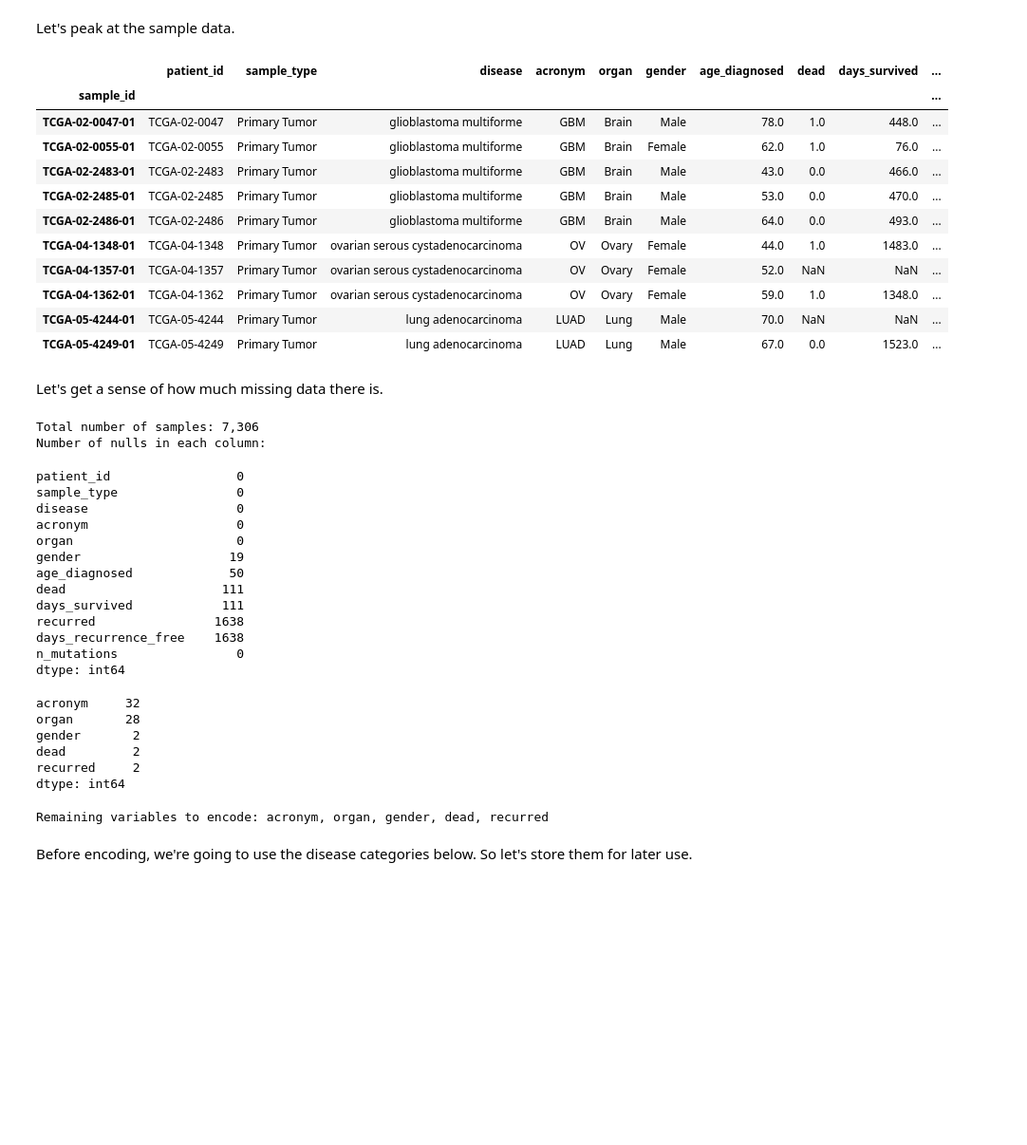
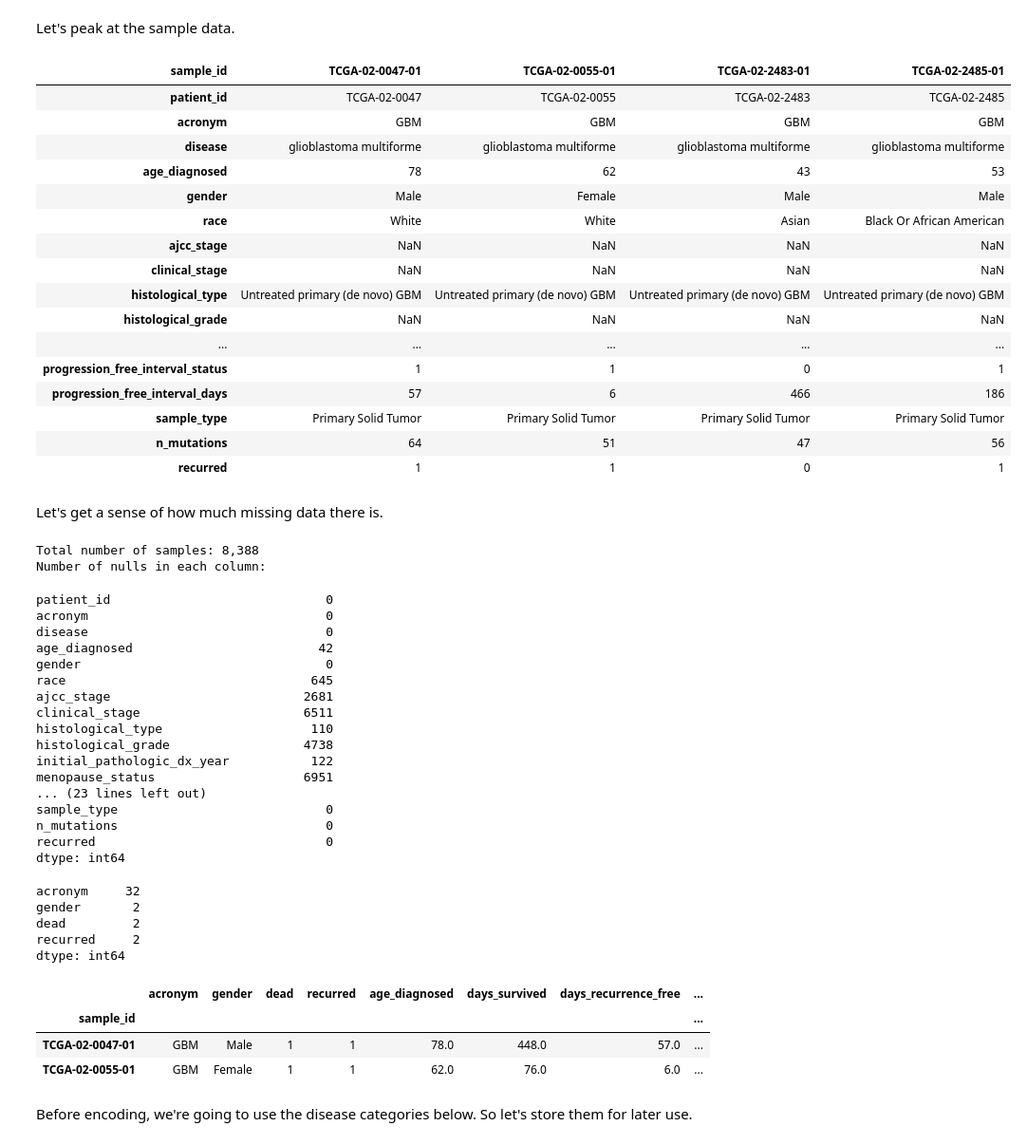
Before and after one commit to cognoma/cancer-data, a Jupyter notebook: 4.covariates.ipynb, the cells around one changed output. Shown: that part at 95% size. Saved outputs shown, nothing was run; the diff lists cells and outputs as text; code cells hidden in the pictures; blank space fills up the shorter version.

```diff
--- a/4.covariates.ipynb
+++ b/4.covariates.ipynb
@@ -12,21 +12,26 @@ Let's peak at the sample data.
 # %%
 path = os.path.join('data', 'samples.tsv')
 covariates_df = pd.read_table(path, index_col=0)
-covariates_df = covariates_df.rename(columns={'organ_of_origin': 'organ'})
-covariates_df.head(10)
+covariates_df['recurred'] = covariates_df.days_recurrence_free.notnull().astype(int)
+covariates_df.head(4).transpose()
 # %% [output]
-|  | patient_id | sample_type | disease | acronym | organ | gender | age_diagnosed | dead | days_survived | ... |
-| sample_id |  |  |  |  |  |  |  |  |  | ... |
-| TCGA-02-0047-01 | TCGA-02-0047 | Primary Tumor | glioblastoma multiforme | GBM | Brain | Male | 78.0 | 1.0 | 448.0 | ... |
-| TCGA-02-0055-01 | TCGA-02-0055 | Primary Tumor | glioblastoma multiforme | GBM | Brain | Female | 62.0 | 1.0 | 76.0 | ... |
-| TCGA-02-2483-01 | TCGA-02-2483 | Primary Tumor | glioblastoma multiforme | GBM | Brain | Male | 43.0 | 0.0 | 466.0 | ... |
-| TCGA-02-2485-01 | TCGA-02-2485 | Primary Tumor | glioblastoma multiforme | GBM | Brain | Male | 53.0 | 0.0 | 470.0 | ... |
-| TCGA-02-2486-01 | TCGA-02-2486 | Primary Tumor | glioblastoma multiforme | GBM | Brain | Male | 64.0 | 0.0 | 493.0 | ... |
-| TCGA-04-1348-01 | TCGA-04-1348 | Primary Tumor | ovarian serous cystadenocarcinoma | OV | Ovary | Female | 44.0 | 1.0 | 1483.0 | ... |
-| TCGA-04-1357-01 | TCGA-04-1357 | Primary Tumor | ovarian serous cystadenocarcinoma | OV | Ovary | Female | 52.0 | NaN | NaN | ... |
-| TCGA-04-1362-01 | TCGA-04-1362 | Primary Tumor | ovarian serous cystadenocarcinoma | OV | Ovary | Female | 59.0 | 1.0 | 1348.0 | ... |
-| TCGA-05-4244-01 | TCGA-05-4244 | Primary Tumor | lung adenocarcinoma | LUAD | Lung | Male | 70.0 | NaN | NaN | ... |
-| TCGA-05-4249-01 | TCGA-05-4249 | Primary Tumor | lung adenocarcinoma | LUAD | Lung | Male | 67.0 | 0.0 | 1523.0 | ... |
+| sample_id | TCGA-02-0047-01 | TCGA-02-0055-01 | TCGA-02-2483-01 | TCGA-02-2485-01 |
+| patient_id | TCGA-02-0047 | TCGA-02-0055 | TCGA-02-2483 | TCGA-02-2485 |
+| acronym | GBM | GBM | GBM | GBM |
+| disease | glioblastoma multiforme | glioblastoma multiforme | glioblastoma multiforme | glioblastoma multiforme |
+| age_diagnosed | 78 | 62 | 43 | 53 |
+| gender | Male | Female | Male | Male |
+| race | White | White | Asian | Black Or African American |
+| ajcc_stage | NaN | NaN | NaN | NaN |
+| clinical_stage | NaN | NaN | NaN | NaN |
+| histological_type | Untreated primary (de novo) GBM | Untreated primary (de novo) GBM | Untreated primary (de novo) GBM | Untreated primary (de novo) GBM |
+| histological_grade | NaN | NaN | NaN | NaN |
+| ... | ... | ... | ... | ... |
+| progression_free_interval_status | 1 | 1 | 0 | 1 |
+| progression_free_interval_days | 57 | 6 | 466 | 186 |
+| sample_type | Primary Solid Tumor | Primary Solid Tumor | Primary Solid Tumor | Primary Solid Tumor |
+| n_mutations | 64 | 51 | 47 | 56 |
+| recurred | 1 | 1 | 0 | 1 |
 # %% [markdown]
 Let's get a sense of how much missing data there is.
 # %%
@@ -34,39 +39,46 @@ print('Total number of samples: {:,}'.format(len(covariates_df)))
 print('Number of nulls in each column:')
 covariates_df.isnull().sum(axis=0)
 # %% [output]
-Total number of samples: 7,306
+Total number of samples: 8,388
 Number of nulls in each column:
-patient_id                 0
-sample_type                0
-disease                    0
-acronym                    0
-organ                      0
-gender                    19
-age_diagnosed             50
-dead                     111
-days_survived            111
-recurred                1638
-days_recurrence_free    1638
-n_mutations                0
+patient_id                             0
+acronym                                0
+disease                                0
+age_diagnosed                         42
+gender                                 0
+race                                 645
+ajcc_stage                          2681
+clinical_stage                      6511
+histological_type                    110
+histological_grade                  4738
+initial_pathologic_dx_year           122
+menopause_status                    6951
+... (23 lines left out)
+sample_type                            0
+n_mutations                            0
+recurred                               0
 dtype: int64
 # %%
 # Specify which variables are categorical
-categorical_variables = ['acronym', 'organ', 'gender', 'dead', 'recurred']
+categorical_variables = ['acronym', 'gender', 'dead', 'recurred']
 
 # Number of categories per categorical variable
 covariates_df[categorical_variables].apply(lambda x: x.nunique())
 # %% [output]
 acronym     32
-organ       28
 gender       2
 dead         2
 recurred     2
 dtype: int64
-# %%
-covariates_df.drop(['patient_id', 'sample_type', 'disease'], axis=1, inplace=True)
-print('Remaining variables to encode: %s' % ', '.join(categorical_variables))
-# %% [output]
-Remaining variables to encode: acronym, organ, gender, dead, recurred
+# %%
+continuous_variables = ['age_diagnosed', 'days_survived', 'days_recurrence_free', 'n_mutations']
+covariates_df = covariates_df[categorical_variables + continuous_variables]
+covariates_df.head(2)
+# %% [output]
+|  | acronym | gender | dead | recurred | age_diagnosed | days_survived | days_recurrence_free | ... |
+| sample_id |  |  |  |  |  |  |  | ... |
+| TCGA-02-0047-01 | GBM | Male | 1 | 1 | 78.0 | 448.0 | 57.0 | ... |
+| TCGA-02-0055-01 | GBM | Female | 1 | 1 | 62.0 | 76.0 | 6.0 | ... |
 # %% [markdown]
 Before encoding, we're going to use the disease categories below. So let's store them for later use.
 # %% [markdown]
```
Also changed, not shown: parts of 3 cells of this notebook, 25 other files.
